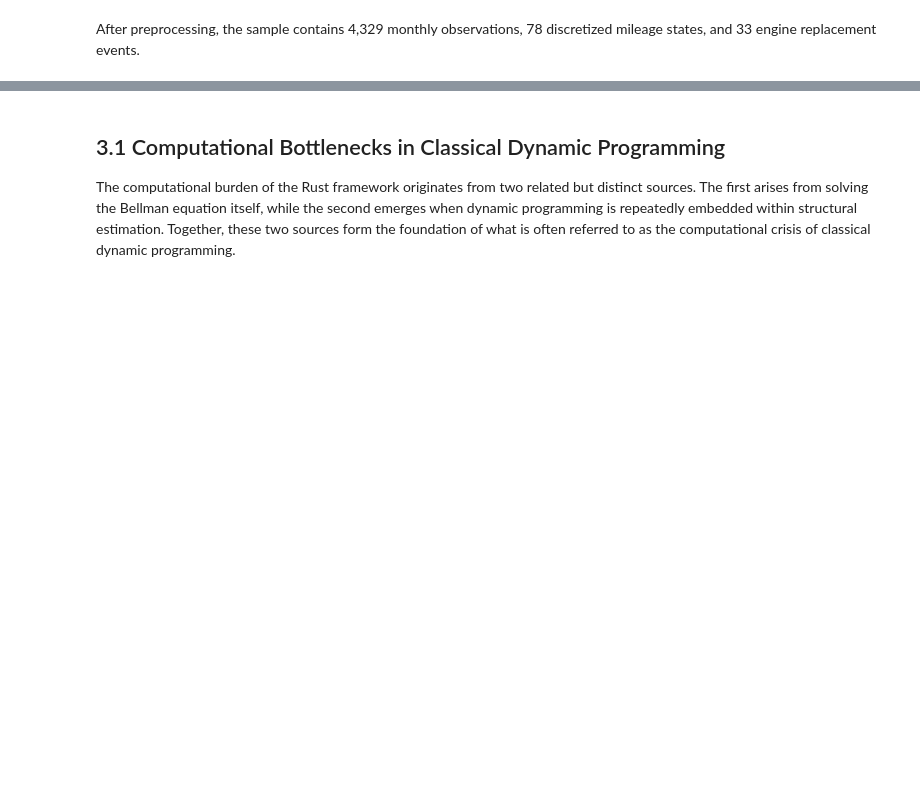
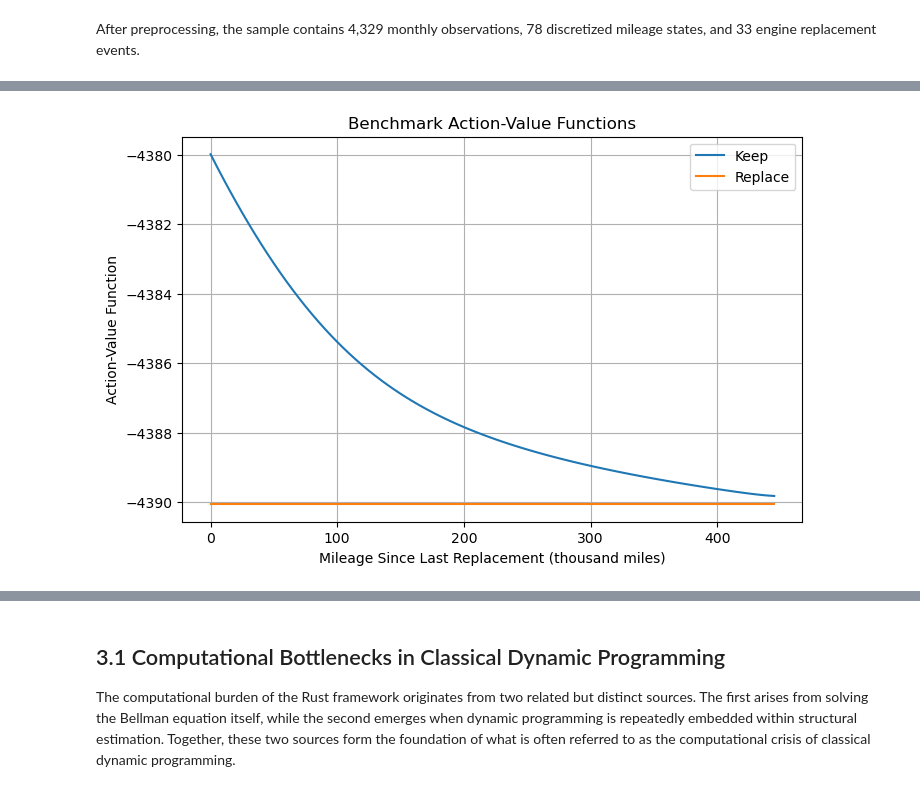
Before and after one commit to Wenxin-Lyu/Neural_Approximation_Rust_Benchmark, a Jupyter notebook: notebooks/main.ipynb, the cells around one changed output, grey strips where cells are left out. Saved outputs shown, nothing was run; the diff lists cells and outputs as text; code cells hidden in the pictures; blank space fills up the shorter version.

```diff
--- a/notebooks/main.ipynb
+++ b/notebooks/main.ipynb
@@ -501,0 +737,19 @@ The policy function exhibits a clear threshold structure. For lower mileage stat
+# %%
+# Compute benchmark action-value functions using the converged expected value solution.
+Q_keep = -keep_cost + beta * (P_keep @ EV)
+Q_replace = -replace_cost + beta * (P_replace @ EV)
+
+plt.figure(figsize=(8, 5))
+
+plt.plot(states * 5000 * 0.001, Q_keep, label="Keep")
+plt.plot(states * 5000 * 0.001, Q_replace, label="Replace")
+
+plt.xlabel("Mileage Since Last Replacement (thousand miles)")
+plt.ylabel("Action-Value Function")
+plt.title("Benchmark Action-Value Functions")
+
+plt.legend()
+plt.grid(True)
+plt.show()
+# %% [output]
+[figure, added]
```
Also changed, not shown: parts of 68 cells of this notebook, 2 other files.
